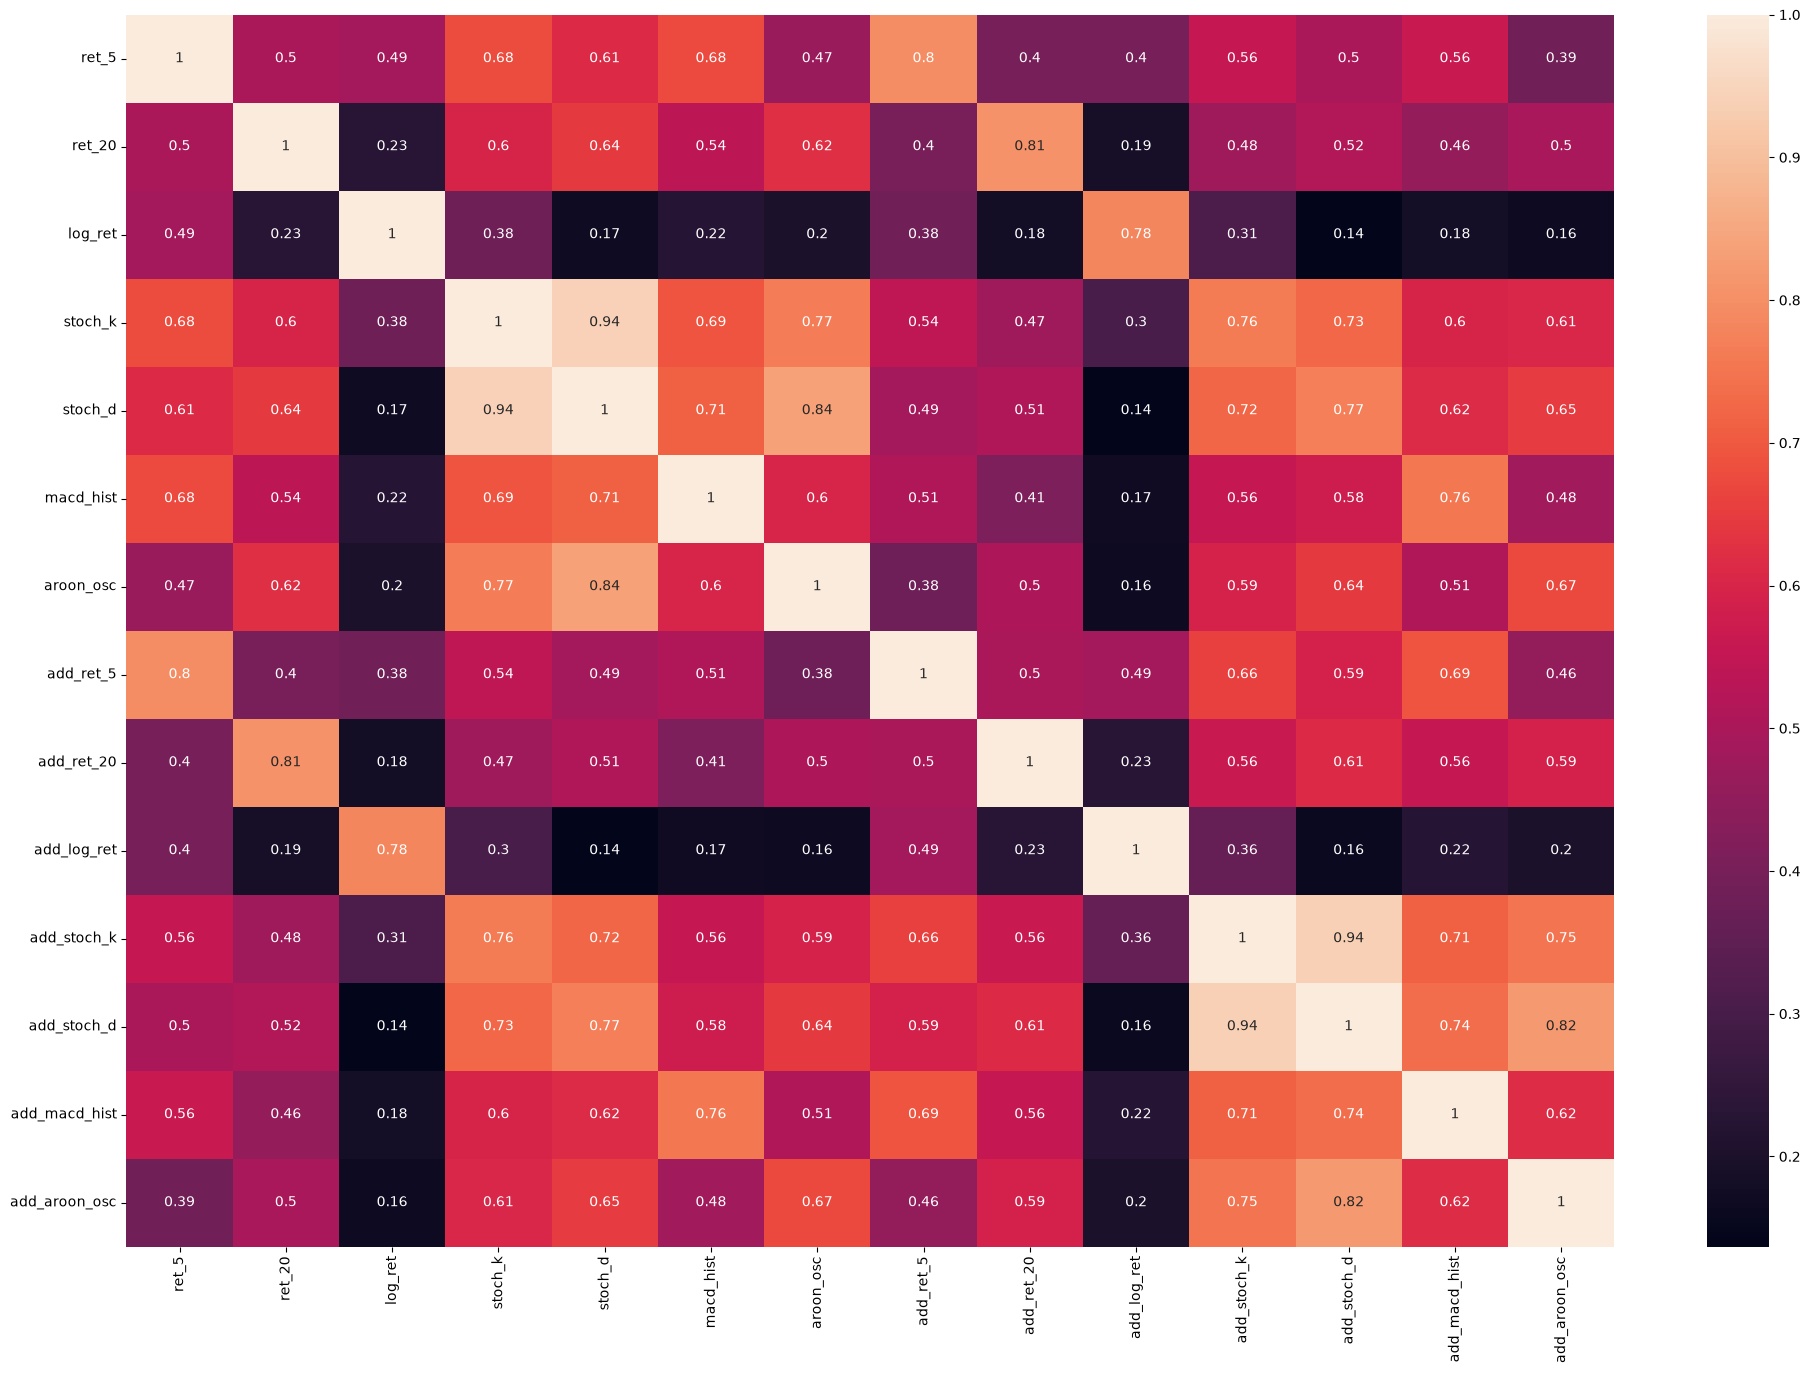
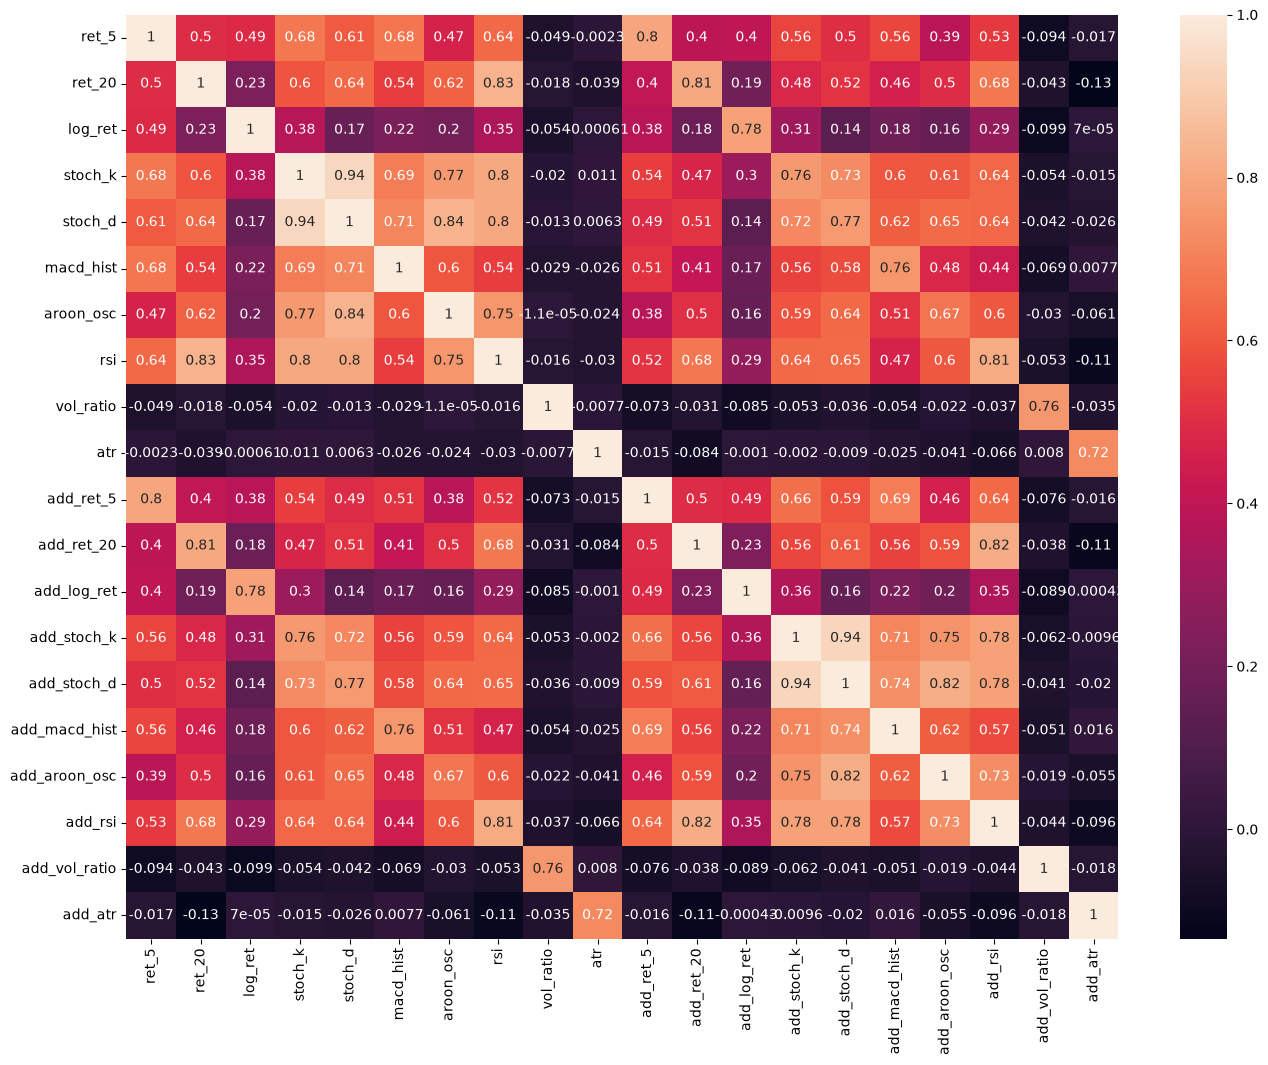
Code edit (unified diff) that turned the first committed figure into the second:
--- before
+++ after
@@ -18,5 +18,5 @@
 
 corr_matrix = features.corr()
-plt.figure(figsize=(12, 12))
+plt.figure(figsize=(16,12))
 sns.heatmap(corr_matrix, annot=True)
 plt.show()

Commit: add volume feaatures